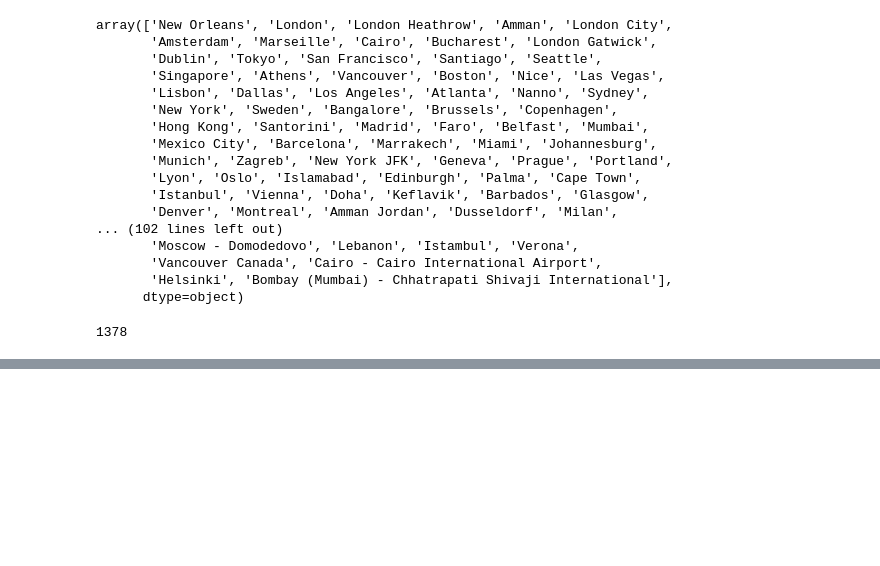
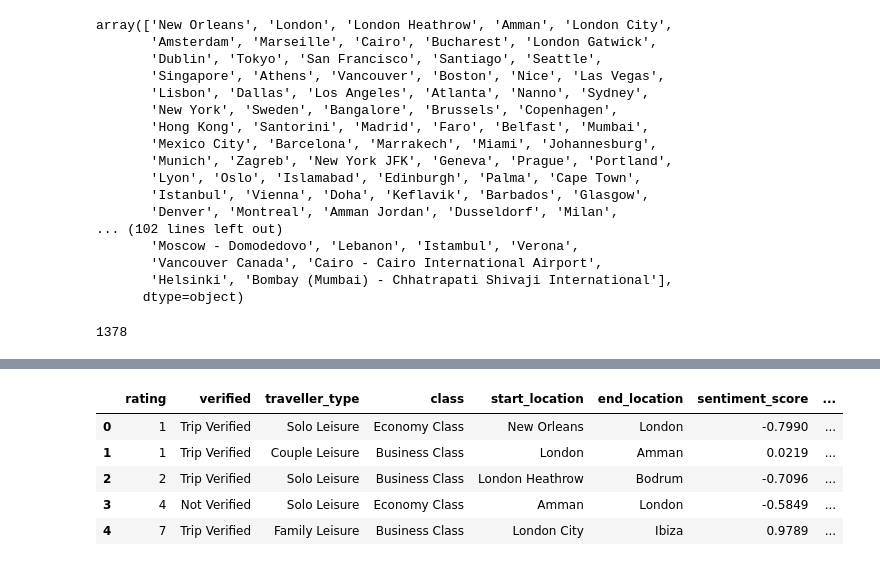
Before and after one commit to samalouty/airline-customer-booking, a Jupyter notebook: airline-scrapped-cleaned.ipynb, the cells around one changed output, grey strips where cells are left out. Saved outputs shown, nothing was run; the diff lists cells and outputs as text; code cells hidden in the pictures; blank space fills up the shorter version.

```diff
--- a/airline-scrapped-cleaned.ipynb
+++ b/airline-scrapped-cleaned.ipynb
@@ -594,0 +622,9 @@ array(['New Orleans', 'London', 'London Heathrow', 'Amman', 'London City',
+# %%
+all_locations = pd.concat([airline_scrapped_review_clean_filled['start_location'],
+                           airline_scrapped_review_clean_filled['end_location']]).unique()
+
+encoder = LabelEncoder()
+encoder.fit(all_locations)
+
+airline_scrapped_review_clean_filled['start_location_encoded'] = encoder.transform(airline_scrapped_review_clean_filled['start_location'])
+airline_scrapped_review_clean_filled['end_location_encoded'] = encoder.transform(airline_scrapped_review_clean_filled['end_location'])
@@ -594,0 +641,9 @@ array(['New Orleans', 'London', 'London Heathrow', 'Amman', 'London City',
+# %%
+airline_scrapped_review_clean_encoded.head()
+# %% [output]
+|  | rating | verified | traveller_type | class | start_location | end_location | sentiment_score | ... |
+| 0 | 1 | Trip Verified | Solo Leisure | Economy Class | New Orleans | London | -0.7990 | ... |
+| 1 | 1 | Trip Verified | Couple Leisure | Business Class | London | Amman | 0.0219 | ... |
+| 2 | 2 | Trip Verified | Solo Leisure | Business Class | London Heathrow | Bodrum | -0.7096 | ... |
+| 3 | 4 | Not Verified | Solo Leisure | Economy Class | Amman | London | -0.5849 | ... |
+| 4 | 7 | Trip Verified | Family Leisure | Business Class | London City | Ibiza | 0.9789 | ... |
```
Also changed, not shown: parts of 21 cells of this notebook.
